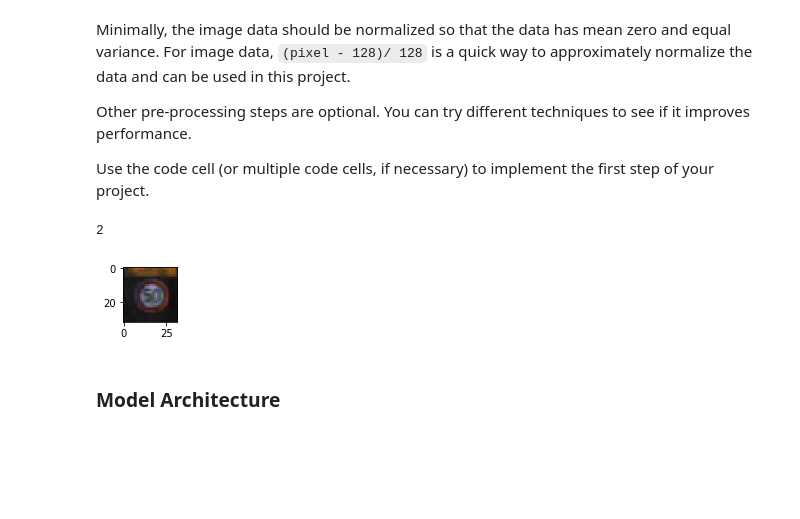
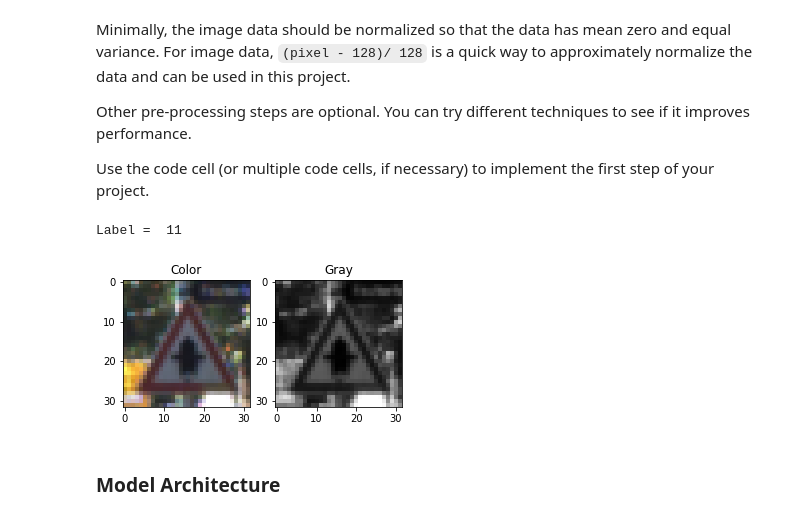
Before and after one commit to RaulDa/CarND-Traffic-Sign-Classifier-P2, a Jupyter notebook: Traffic_Sign_Classifier.ipynb, the cells around one changed output. Saved outputs shown, nothing was run; the diff lists cells and outputs as text; code cells hidden in the pictures; blank space fills up the shorter version.

```diff
--- a/Traffic_Sign_Classifier.ipynb
+++ b/Traffic_Sign_Classifier.ipynb
@@ -142,48 +149,48 @@ Other pre-processing steps are optional. You can try different techniques to see
 
 Use the code cell (or multiple code cells, if necessary) to implement the first step of your project.
 # %%
-### Preprocess the data here. It is required to normalize the data. Other preprocessing steps could include
-### converting to grayscale, etc.
-### Feel free to use as many code cells as needed.
 from sklearn.utils import shuffle
 import cv2
 
 # Shuffle training set
 X_train, y_train = shuffle(X_train, y_train)
 
 # Convert training, validation and test set to grayscale
 X_train_preproc = np.zeros((34799, 32, 32), dtype=np.uint8)
 X_valid_preproc = np.zeros((4410, 32, 32), dtype=np.uint8)
 X_test_preproc = np.zeros((12630, 32, 32), dtype=np.uint8)
 
 for i in range(len(X_train)):
-    X_train_preproc[i] = cv2.cvtColor(X_train[i],cv2.COLOR_RGB2GRAY)
+    X_train_preproc[i] = cv2.cvtColor(X_train[i],cv2.COLOR_BGR2GRAY)
 
 for i in range(len(X_valid)):
-    X_valid_preproc[i] = cv2.cvtColor(X_valid[i],cv2.COLOR_RGB2GRAY)
+    X_valid_preproc[i] = cv2.cvtColor(X_valid[i],cv2.COLOR_BGR2GRAY)
 
 for i in range(len(X_test)):
-    X_test_preproc[i] = cv2.cvtColor(X_test[i],cv2.COLOR_RGB2GRAY)
+    X_test_preproc[i] = cv2.cvtColor(X_test[i],cv2.COLOR_BGR2GRAY)
 
-#Add dimension lost in the conversion
+# Visualization of a color and grayscale image
+fig = plt.figure(figsize =(5,5))
+fig.add_subplot(1,2,1)
+plt.title('Color')
+plt.imshow(X_train[0])
+fig.add_subplot(1,2,2)
+plt.title('Gray')
+plt.imshow(X_train_preproc[0], cmap='gray')
+print("Label = ", y_train[0])
+
+# Add dimension lost in the conversion
 X_train_preproc = np.expand_dims(X_train_preproc, axis=3)
 X_valid_preproc = np.expand_dims(X_valid_preproc, axis=3)
 X_test_preproc = np.expand_dims(X_test_preproc, axis=3)
 
 # Normalize data sets
 X_train_preproc = (X_train_preproc - 128.) / 128.
 X_valid_preproc = (X_valid_preproc - 128.) / 128.
 X_test_preproc = (X_test_preproc - 128.) / 128.
-
-index = random.randint(0, len(X_train_preproc))
-image = X_train[index].squeeze()
-
-plt.figure(figsize=(1,1))
-plt.imshow(image)
-print(y_train[index])
 # %% [output]
-2
+Label =  11
-[figure, old version]
+[figure, new version]
 # %% [markdown]
 ### Model Architecture
 # %%
```
Also changed, not shown: parts of 10 cells of this notebook, 26 other files.
